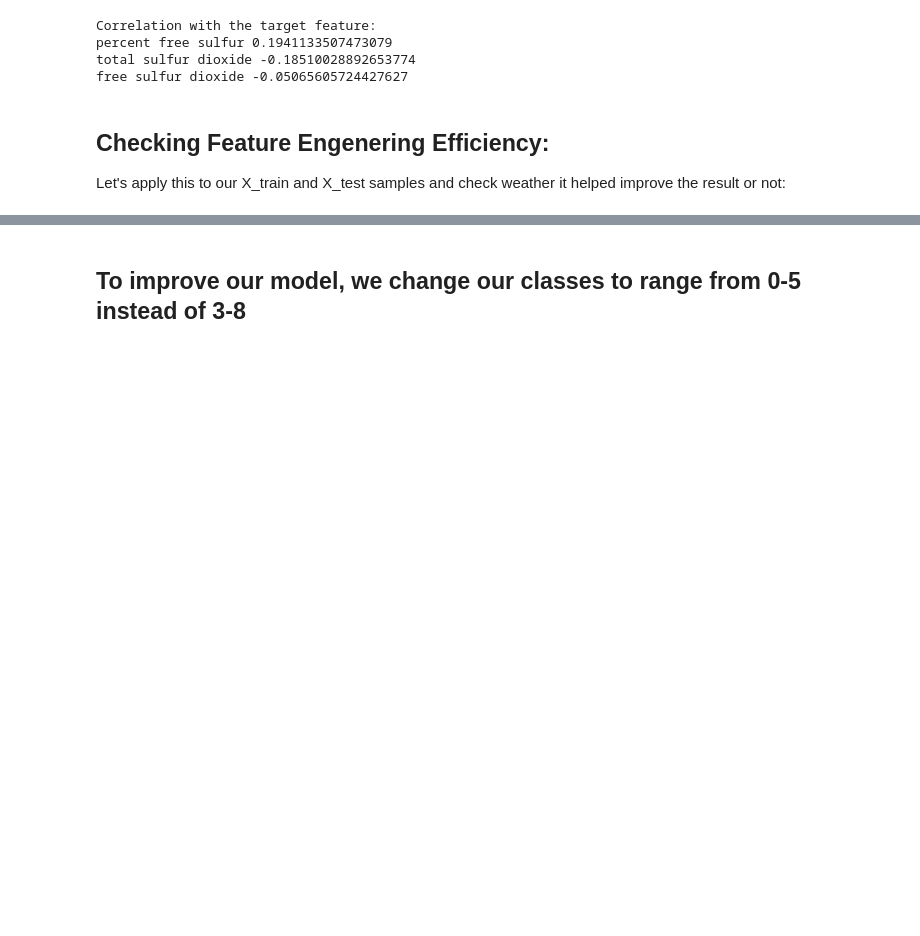
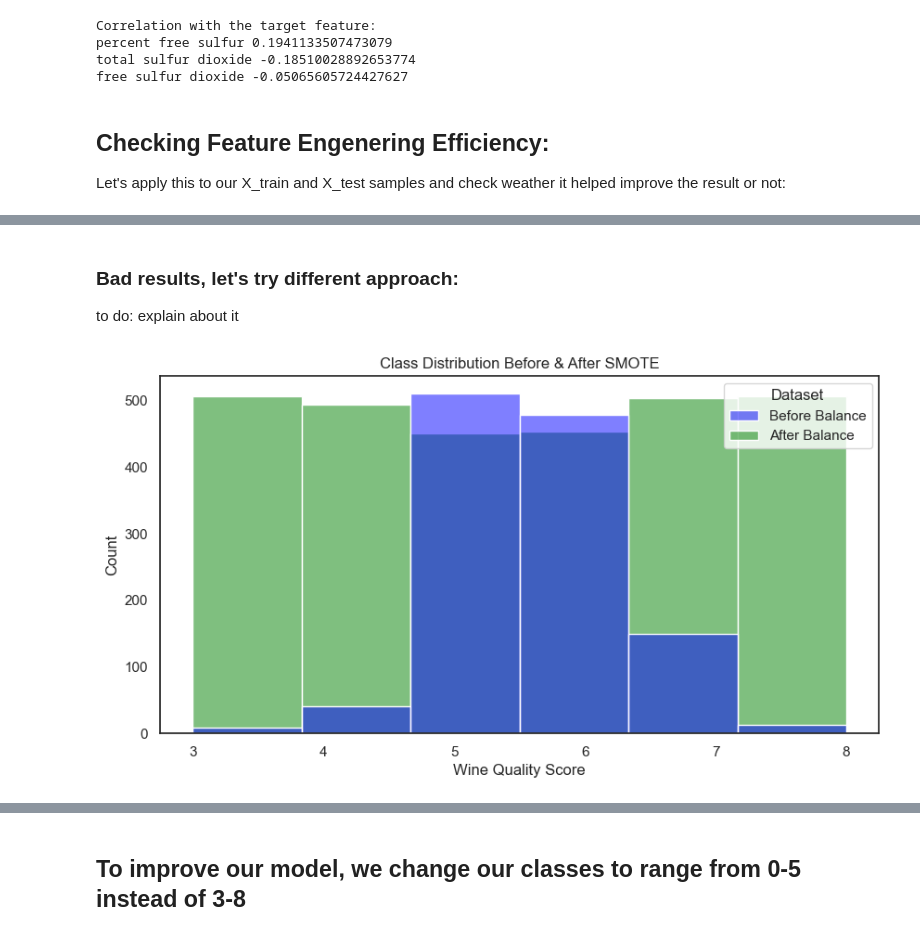
Before and after one commit to airbagdeer/tabular-ds-project, a Jupyter notebook: EX2.ipynb, the cells around one changed output, grey strips where cells are left out. Cells and saved outputs as stored; diff of their text form; code cells hidden in the pictures; blank space fills up the shorter version.

```diff
--- a/EX2.ipynb
+++ b/EX2.ipynb
@@ -257,0 +309,9 @@ retest_results(X, y, basic_model)
+# %% [markdown]
+### Bad results, let's try different approach:
+to do: explain about it
+# %%
+smote_tomek = SMOTETomek(random_state=42, sampling_strategy='auto')
+X_smote_tomek, y_smote_tomek = smote_tomek.fit_resample(X_train, y_train)
+show_balanced_data(y_res=y_smote_tomek, y_train=y_train)
+# %% [output]
+[figure, added]
```
Also changed, not shown: parts of 40 cells of this notebook, 8 other files.
